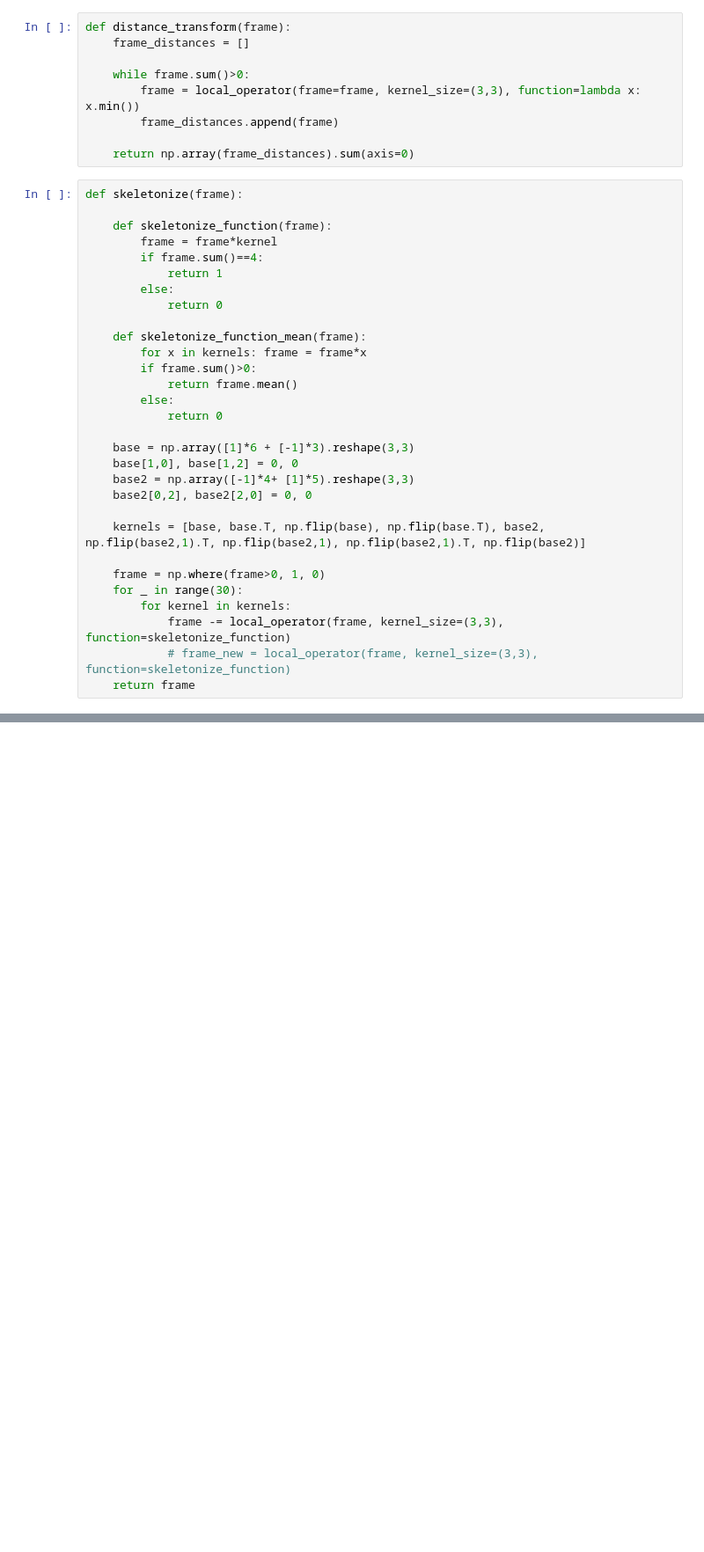
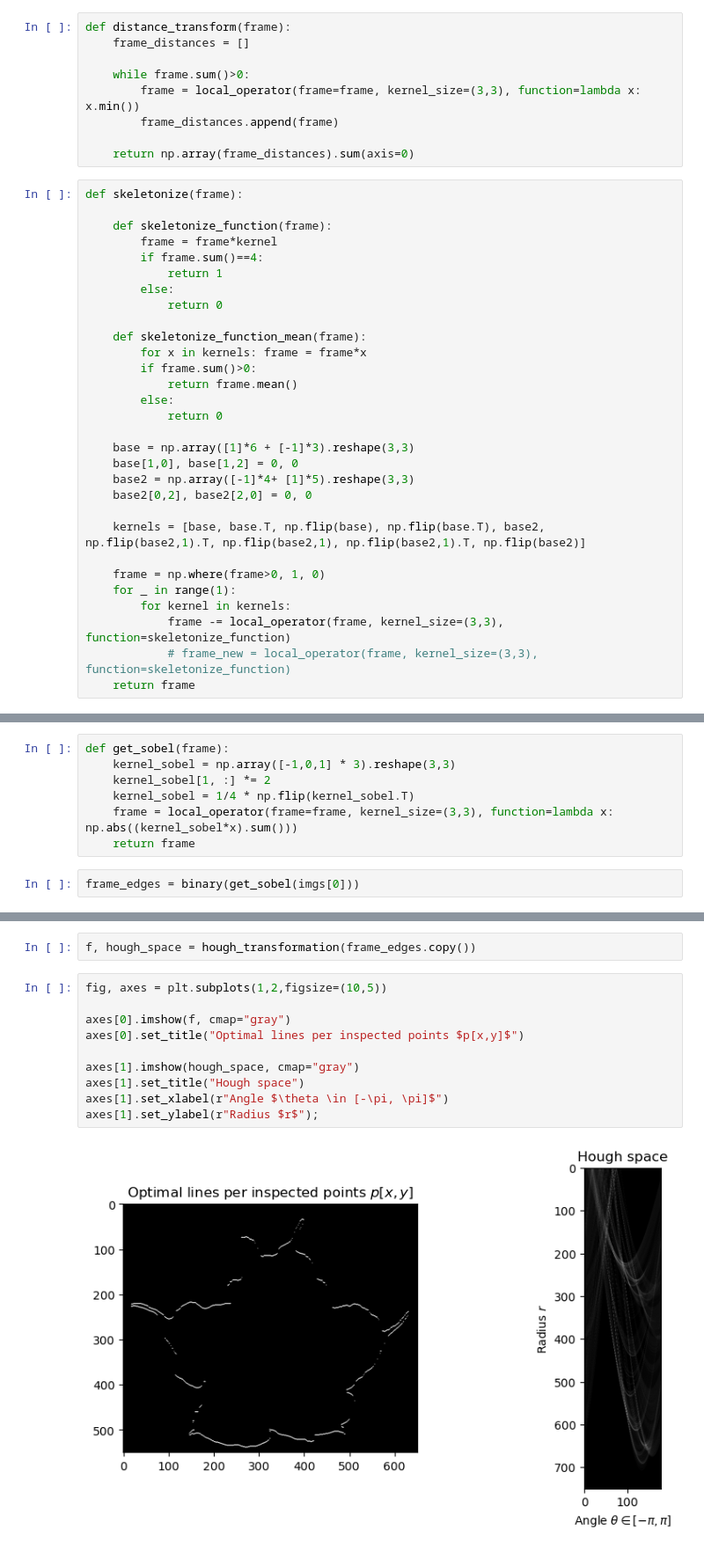
Before and after one commit to Moorboor/ComputerVision, a Jupyter notebook: Homeworks/4/Skeletonize.ipynb, the cells around one changed output, grey strips where cells are left out. Shown: that part at 88% size. Saved outputs shown, nothing was run; the diff lists cells and outputs as text; blank space fills up the shorter version.

```diff
--- a/Homeworks/4/Skeletonize.ipynb
+++ b/Homeworks/4/Skeletonize.ipynb
@@ -55,7 +55,7 @@ def skeletonize(frame):
     kernels = [base, base.T, np.flip(base), np.flip(base.T), base2, np.flip(base2,1).T, np.flip(base2,1), np.flip(base2,1).T, np.flip(base2)]
 
     frame = np.where(frame>0, 1, 0)
-    for _ in range(30):
+    for _ in range(1):
         for kernel in kernels:
             frame -= local_operator(frame, kernel_size=(3,3), function=skeletonize_function)
             # frame_new = local_operator(frame, kernel_size=(3,3), function=skeletonize_function)
@@ -96,0 +87,9 @@ plt.imshow(skeletonize(imgs[0]), cmap="gray")
+# %%
+def get_sobel(frame):
+    kernel_sobel = np.array([-1,0,1] * 3).reshape(3,3)
+    kernel_sobel[1, :] *= 2
+    kernel_sobel = 1/4 * np.flip(kernel_sobel.T)
+    frame = local_operator(frame=frame, kernel_size=(3,3), function=lambda x: np.abs((kernel_sobel*x).sum()))
+    return frame
+# %%
+frame_edges = binary(get_sobel(imgs[0]))
@@ -96,0 +154,14 @@ plt.imshow(skeletonize(imgs[0]), cmap="gray")
+# %%
+f, hough_space = hough_transformation(frame_edges.copy())
+# %%
+fig, axes = plt.subplots(1,2,figsize=(10,5))
+
+axes[0].imshow(f, cmap="gray")
+axes[0].set_title("Optimal lines per inspected points $p[x,y]$")
+
+axes[1].imshow(hough_space, cmap="gray")
+axes[1].set_title("Hough space")
+axes[1].set_xlabel(r"Angle $\theta \in [-\pi, \pi]$")
+axes[1].set_ylabel(r"Radius $r$");
+# %% [output]
+[figure, added]
```
Also changed, not shown: parts of 8 cells of this notebook, 11 other files.
